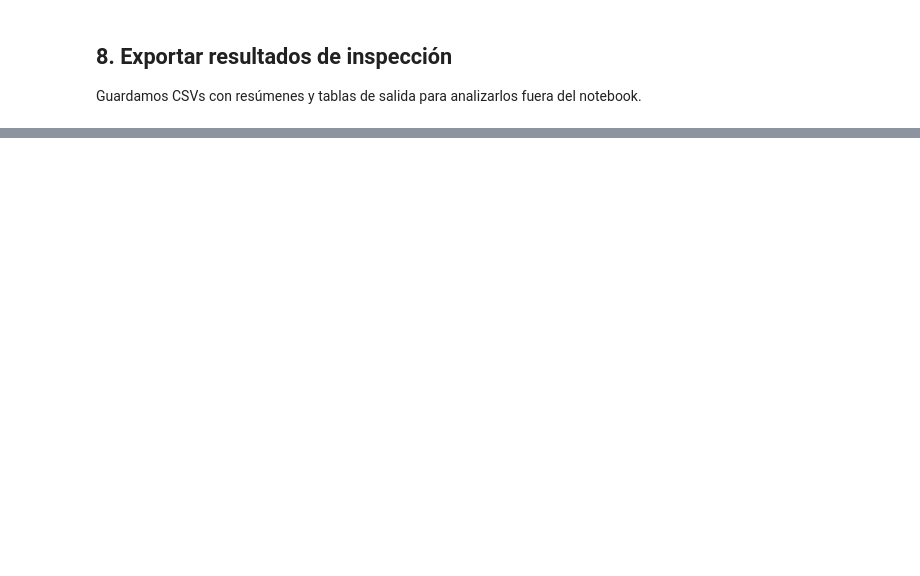
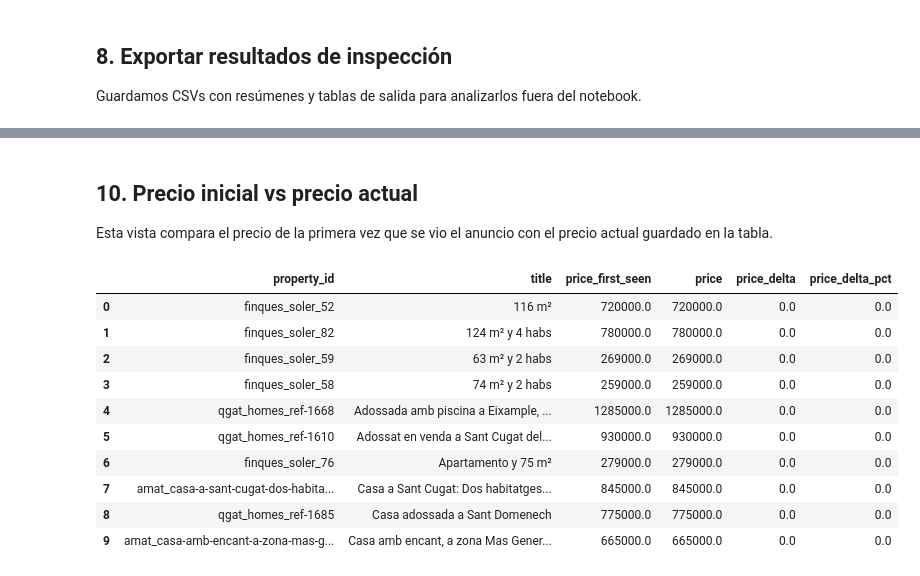
Before and after one commit to amolero6/Immo_scraper, a Jupyter notebook: inspect_smoke_local_scraper_db.ipynb, the cells around one changed output, grey strips where cells are left out. Cells and saved outputs as stored; diff of their text form; code cells hidden in the pictures; blank space fills up the shorter version.

```diff
--- a/inspect_smoke_local_scraper_db.ipynb
+++ b/inspect_smoke_local_scraper_db.ipynb
@@ -222,0 +500,56 @@ print(f'Exported CSV files to: {export_dir.resolve()}')
+# %% [markdown]
+## 10. Precio inicial vs precio actual
+
+Esta vista compara el precio de la primera vez que se vio el anuncio con el precio actual guardado en la tabla.
+# %%
+properties_columns = pd.read_sql_query("PRAGMA table_info(properties)", conn)['name'].tolist()
+price_first_seen_col = 'price_first_seen' if 'price_first_seen' in properties_columns else None
+
+if not price_first_seen_col:
+    print('No se encontró la columna price_first_seen en properties.')
+else:
+    sql_price_evolution = """
+        SELECT
+            property_id,
+            title,
+            source,
+            city,
+            price_first_seen,
+            price,
+            CASE
+                WHEN price_first_seen IS NOT NULL AND price IS NOT NULL
+                THEN price - price_first_seen
+                ELSE NULL
+            END AS price_delta,
+            CASE
+                WHEN price_first_seen IS NOT NULL AND price IS NOT NULL AND price_first_seen != 0
+                THEN ROUND((price - price_first_seen) * 100.0 / price_first_seen, 2)
+                ELSE NULL
+            END AS price_delta_pct
+        FROM properties
+        WHERE status = 'active'
+          AND price_first_seen IS NOT NULL
+        ORDER BY ABS(COALESCE(price - price_first_seen, 0)) DESC, title ASC
+        LIMIT 25
+    """
+    price_evolution_df = pd.read_sql_query(sql_price_evolution, conn)
+    display(price_evolution_df[[
+        'property_id',
+        'title',
+        'price_first_seen',
+        'price',
+        'price_delta',
+        'price_delta_pct',
+    ]].head(10))
+# %% [output]
+|  | property_id | title | price_first_seen | price | price_delta | price_delta_pct |
+| 0 | finques_soler_52 | 116 m² | 720000.0 | 720000.0 | 0.0 | 0.0 |
+| 1 | finques_soler_82 | 124 m² y 4 habs | 780000.0 | 780000.0 | 0.0 | 0.0 |
+| 2 | finques_soler_59 | 63 m² y 2 habs | 269000.0 | 269000.0 | 0.0 | 0.0 |
+| 3 | finques_soler_58 | 74 m² y 2 habs | 259000.0 | 259000.0 | 0.0 | 0.0 |
+| 4 | qgat_homes_ref-1668 | Adossada amb piscina a Eixample, ... | 1285000.0 | 1285000.0 | 0.0 | 0.0 |
+| 5 | qgat_homes_ref-1610 | Adossat en venda a Sant Cugat del... | 930000.0 | 930000.0 | 0.0 | 0.0 |
+| 6 | finques_soler_76 | Apartamento y 75 m² | 279000.0 | 279000.0 | 0.0 | 0.0 |
+| 7 | amat_casa-a-sant-cugat-dos-habita... | Casa a Sant Cugat: Dos habitatges... | 845000.0 | 845000.0 | 0.0 | 0.0 |
+| 8 | qgat_homes_ref-1685 | Casa adossada a Sant Domenech | 775000.0 | 775000.0 | 0.0 | 0.0 |
+| 9 | amat_casa-amb-encant-a-zona-mas-g... | Casa amb encant, a zona Mas Gener... | 665000.0 | 665000.0 | 0.0 | 0.0 |
```
Also changed, not shown: parts of 8 cells of this notebook, 9 other files.
